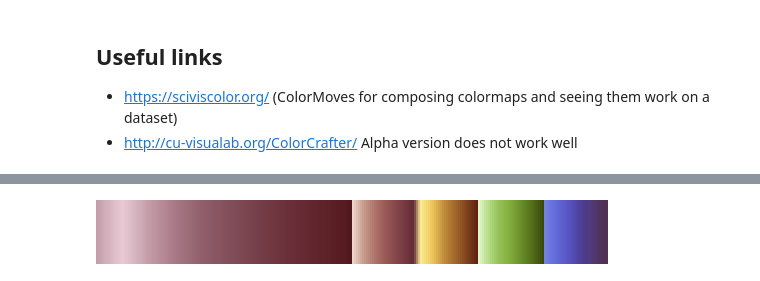
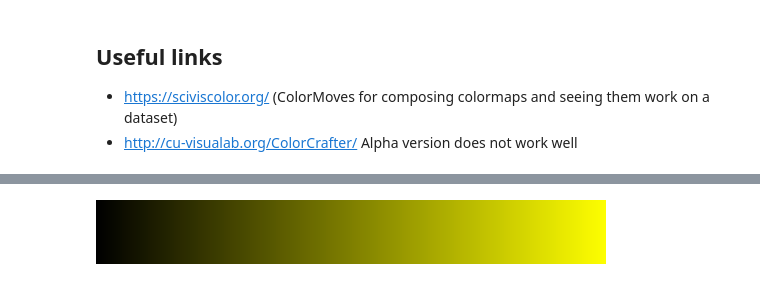
Before and after one commit to mwiesenberger/data-analysis-3d, a Jupyter notebook: Color Theory.ipynb, the cells around one changed output, grey strips where cells are left out. Drawn from its saved outputs; the diff is of its cells as text; code cells hidden in the pictures.

Commit message:
Add an cmap2xml converter and add ColorMoves xml file
this enables more flexibility wrt to the ColorMoves app

```diff
--- a/Color Theory.ipynb
+++ b/Color Theory.ipynb
@@ -110,7 +110,6 @@ There is **cognitive load**: It is tiring to look at too much contrast and satur
 # %%
 import convert
 # %%
-my_cmap = convert.xml2cmap( 'div1-blue-orange-div.xml')
-my_cmap = convert.xml2cmap( 'colormap.xml')
+my_cmap = convert.xml2cmap( 'FloatPNG_PV44.xml')
 my_cmap
 # %% [output]
@@ -119,3 +116,3 @@ WARNING: last position not one in colormap, duplicating last entry
-[figure, old version]
+[figure, new version]
 # %%
 convert.cmap2json( my_cmap, 'my_cmap.json')
```
Also changed, not shown: parts of 2 cells of this notebook, 3 other files.
